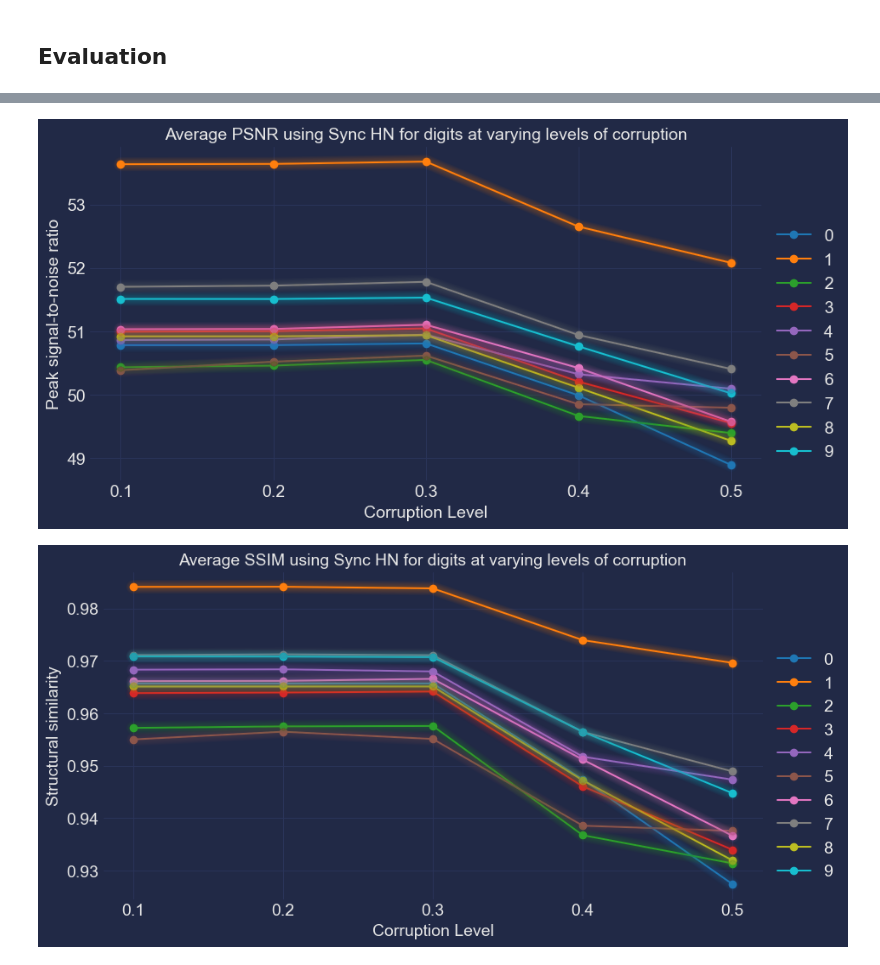
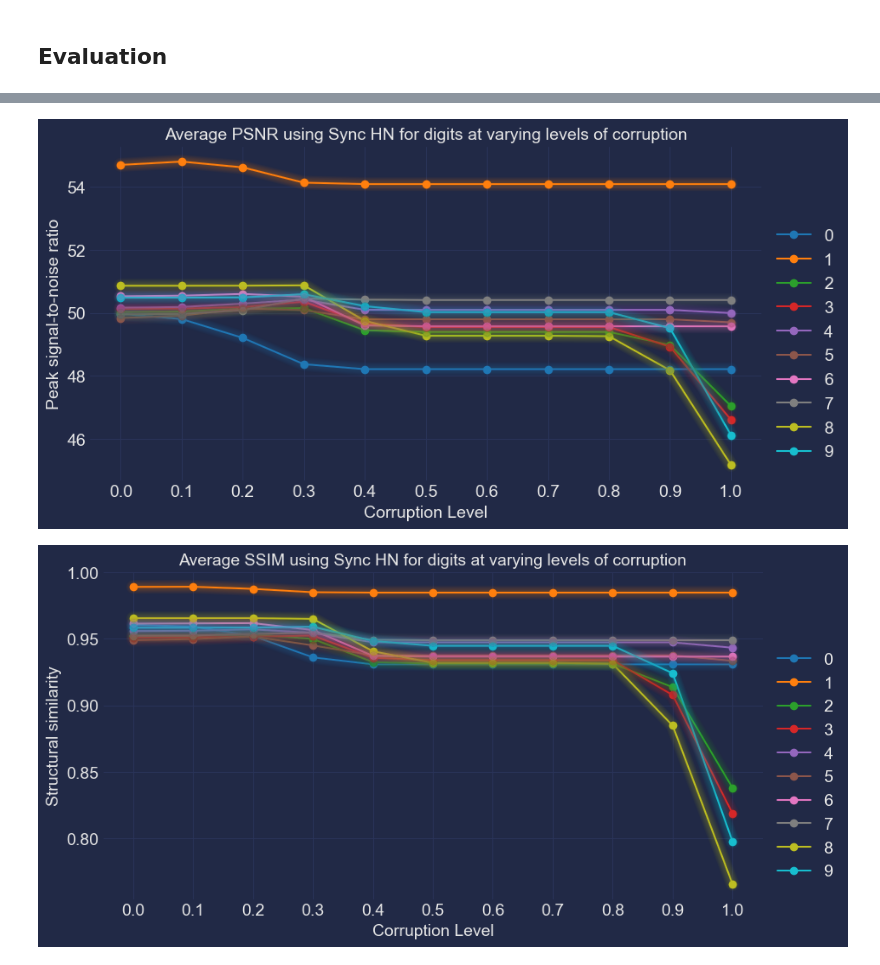
Before and after one commit to arpita2512/hopfield_experiments, a Jupyter notebook: Hopfield_Evaluation.ipynb, the cells around one changed output, grey strips where cells are left out. Saved outputs shown, nothing was run; the diff lists cells and outputs as text; code cells hidden in the pictures.

```diff
--- a/Hopfield_Evaluation.ipynb
+++ b/Hopfield_Evaluation.ipynb
@@ -88,4 +88,4 @@ mse = {i:[] for i in range(10)}
 psnr = {i:[] for i in range(10)}
 ssim = {i:[] for i in range(10)}
 
-corruption_levels = [0.1, 0.2, 0.3, 0.4, 0.5]
+corruption_levels = np.arange(0, 1.1, 0.1)
@@ -123,3 +96,44 @@ gc.collect()
+# %%
+# train network and evaluate metrics for digits
+
+for i in tqdm(range(0, 10, 2)):
+
+    train_digit1 = train_data[i]
+    train_digit2 = train_data[i+1]
+    # preprocess data
+    train_digit1_processed = [utils.preprocessing(x) for x in train_digit1]
+    train_digit2_processed = [utils.preprocessing(x) for x in train_digit2]
+
+    # instantiate model & train
+    model = hopfield.HopfieldNetwork()
+    model.train(np.append(train_digit1_processed, train_digit2_processed, axis=0))
+
+    # pattern recovery for varying corruption levels
+    for corruption in corruption_levels:
+        test_digit1 = [utils.get_corrupted_input(x, corruption) for x in train_digit1_processed]
+        test_digit2 = [utils.get_corrupted_input(x, corruption) for x in train_digit2_processed]
+
+        preds_digit1 = model.predict(test_digit1, threshold=70, num_iter=30)
+        preds_digit2 = model.predict(test_digit2, threshold=70, num_iter=30)
+
+        mse_digit1, psnr_digit1, ssim_digit1 = 0, 0, 0
+        mse_digit2, psnr_digit2, ssim_digit2 = 0, 0, 0
+
+        for j in range(len(train_digit1)):
+            mse_digit1 += mean_squared_error(train_digit1_processed[j], preds_digit1[j])
+            psnr_digit1 += peak_signal_noise_ratio(train_digit1_processed[j], preds_digit1[j].astype('int32'), data_range=255)
+            ssim_digit1 += structural_similarity(train_digit1_processed[j], preds_digit1[j].astype('int32'), data_range=255)
+        mse[i].append(mse_digit1/len(test_digit1))
+        psnr[i].append(psnr_digit1/len(test_digit1))
+        ssim[i].append(ssim_digit1/len(test_digit1))
+
+        for j in range(len(train_digit2)):
+            mse_digit2 += mean_squared_error(train_digit2_processed[j], preds_digit2[j])
+            psnr_digit2 += peak_signal_noise_ratio(train_digit2_processed[j], preds_digit2[j].astype('int32'), data_range=255)
+            ssim_digit2 += structural_similarity(train_digit2_processed[j], preds_digit2[j].astype('int32'), data_range=255)
+        mse[i+1].append(mse_digit2/len(test_digit2))
+        psnr[i+1].append(psnr_digit2/len(test_digit2))
+        ssim[i+1].append(ssim_digit2/len(test_digit2))
 # %%
 # plot mse
 
@@ -145,7 +159,7 @@ plt.figure(figsize=(10, 5))
 for i in range(10):
     plt.plot(corruption_levels, psnr[i], label=i, marker='o')
 
-plt.xticks(np.linspace(0.1, 0.5, 5))
+plt.xticks(np.arange(0, 1.1, 0.1))
 plt.legend(bbox_to_anchor=(1,0.8))
 plt.xlabel("Corruption Level")
 plt.ylabel("Peak signal-to-noise ratio")
@@ -153,24 +167,24 @@ plt.title("Average PSNR using Sync HN for digits at varying levels of corruption
 mplcyberpunk.make_lines_glow()
 plt.show()
 # %% [output]
-[figure, old version]
+[figure, new version]
 # %%
 # plot ssim
 
 plt.figure(figsize=(10, 5))
 
 for i in range(10):
     plt.plot(corruption_levels, ssim[i], label=i, marker='o')
 
-plt.xticks(np.linspace(0.1, 0.5, 5))
+plt.xticks(np.arange(0, 1.1, 0.1))
 plt.legend(bbox_to_anchor=(1,0.8))
 plt.xlabel("Corruption Level")
 plt.ylabel("Structural similarity")
 plt.title("Average SSIM using Sync HN for digits at varying levels of corruption")
 mplcyberpunk.make_lines_glow()
 plt.show()
 # %% [output]
-[figure, old version]
+[figure, new version]
 # %%
 gc.collect()
 # %% [output]
```
Also changed, not shown: parts of 6 cells of this notebook, 12 other files.
